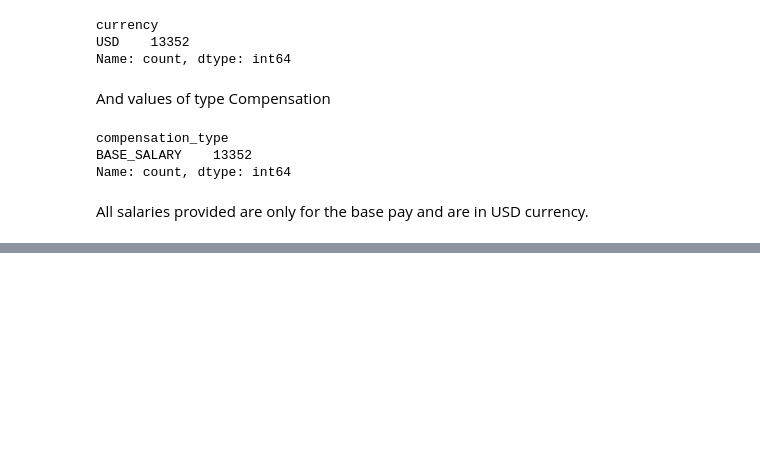
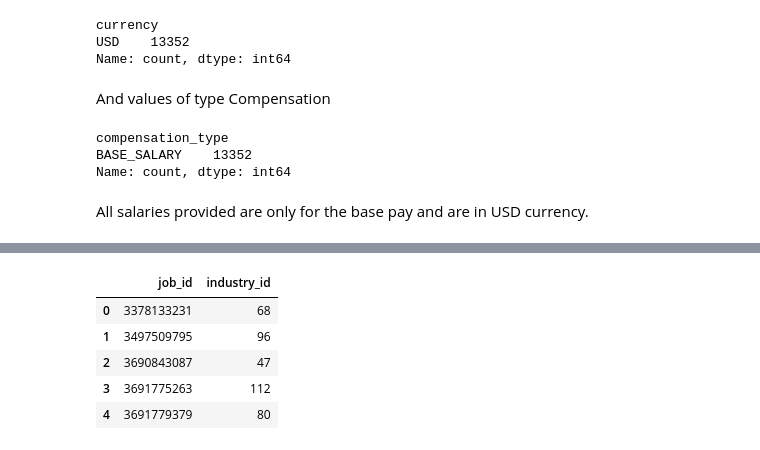
Before and after one commit to mdlangeles/Linkedin_Job_Postings_ETL, a Jupyter notebook: eda.ipynb, the cells around one changed output, grey strips where cells are left out. Cells and saved outputs as stored; diff of their text form; code cells hidden in the pictures; blank space fills up the shorter version.

```diff
--- a/eda.ipynb
+++ b/eda.ipynb
@@ -391,0 +445,12 @@ All salaries provided are only for the base pay and are in USD currency.
+# %%
+table_name = 'JobsIndustries'
+JobsIndustries_df = pd.read_sql_table(table_name, connection)
+
+JobsIndustries_df.head()
+# %% [output]
+|  | job_id | industry_id |
+| 0 | 3378133231 | 68 |
+| 1 | 3497509795 | 96 |
+| 2 | 3690843087 | 47 |
+| 3 | 3691775263 | 112 |
+| 4 | 3691779379 | 80 |
```
Also changed, not shown: parts of 12 cells of this notebook.
